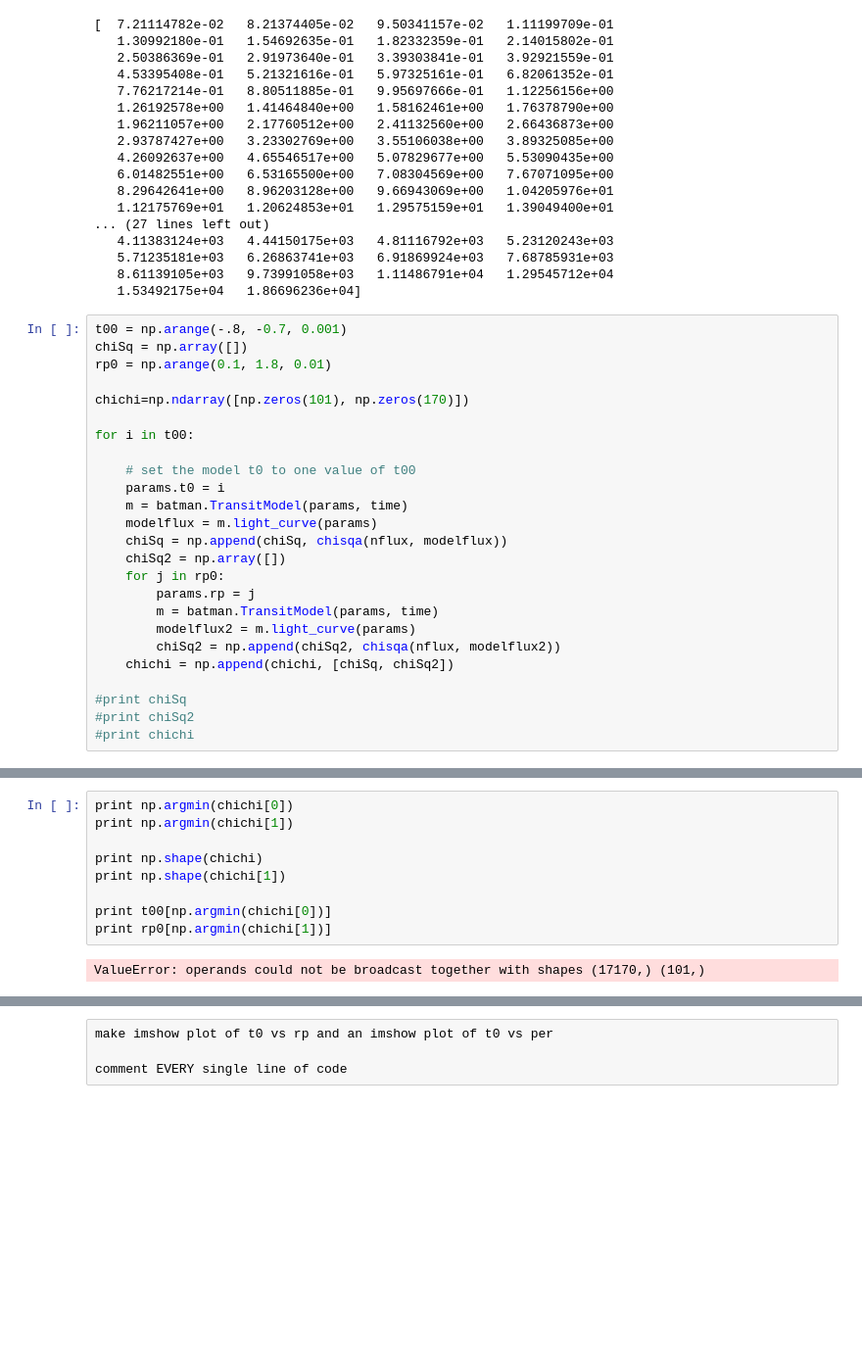
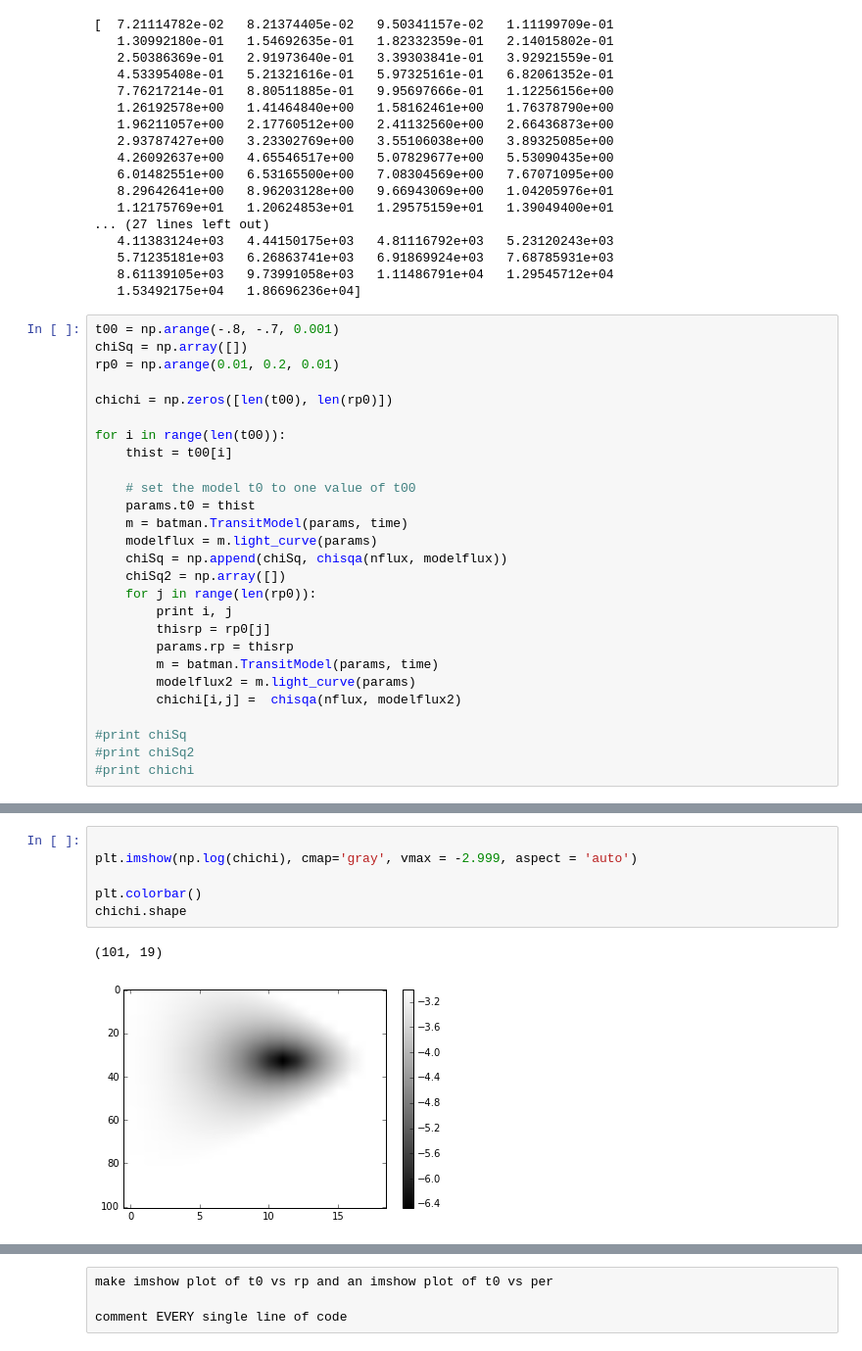
Before and after one commit to zkbt/timingtransits, a Jupyter notebook: SuperSeriousNotebookForRealDataAndStuff.ipynb, the cells around one changed output, grey strips where cells are left out. Shown: that part at 98% size. Saved outputs shown, nothing was run; the diff lists cells and outputs as text; blank space fills up the shorter version.

```diff
--- a/SuperSeriousNotebookForRealDataAndStuff.ipynb
+++ b/SuperSeriousNotebookForRealDataAndStuff.ipynb
@@ -109,26 +109,28 @@ print chiSq2
    8.61139105e+03   9.73991058e+03   1.11486791e+04   1.29545712e+04
    1.53492175e+04   1.86696236e+04]
 # %%
-t00 = np.arange(-.8, -0.7, 0.001)
+t00 = np.arange(-.8, -.7, 0.001)
 chiSq = np.array([])
-rp0 = np.arange(0.1, 1.8, 0.01)
+rp0 = np.arange(0.01, 0.2, 0.01)
 
-chichi=np.ndarray([np.zeros(101), np.zeros(170)])
+chichi = np.zeros([len(t00), len(rp0)])
 
-for i in t00:
+for i in range(len(t00)):
+    thist = t00[i]
 
     # set the model t0 to one value of t00
-    params.t0 = i
+    params.t0 = thist
     m = batman.TransitModel(params, time)
     modelflux = m.light_curve(params)
     chiSq = np.append(chiSq, chisqa(nflux, modelflux))
     chiSq2 = np.array([])
-    for j in rp0:
-        params.rp = j
+    for j in range(len(rp0)):
+        print i, j
+        thisrp = rp0[j]
+        params.rp = thisrp
         m = batman.TransitModel(params, time)
         modelflux2 = m.light_curve(params)
-        chiSq2 = np.append(chiSq2, chisqa(nflux, modelflux2))
-    chichi = np.append(chichi, [chiSq, chiSq2])
+        chichi[i,j] =  chisqa(nflux, modelflux2)
 
 #print chiSq
 #print chiSq2
@@ -138,11 +156,9 @@ TypeError: only length-1 arrays can be converted to Python scalars
-# %%
-print np.argmin(chichi[0])
-print np.argmin(chichi[1])
-
-print np.shape(chichi)
-print np.shape(chichi[1])
-
-print t00[np.argmin(chichi[0])]
-print rp0[np.argmin(chichi[1])]
-# %% [output]
-ValueError: operands could not be broadcast together with shapes (17170,) (101,)
+# %%
+
+plt.imshow(np.log(chichi), cmap='gray', vmax = -2.999, aspect = 'auto')
+
+plt.colorbar()
+chichi.shape
+# %% [output]
+(101, 19)
+[figure, added]
```
Also changed, not shown: parts of 6 cells of this notebook.
